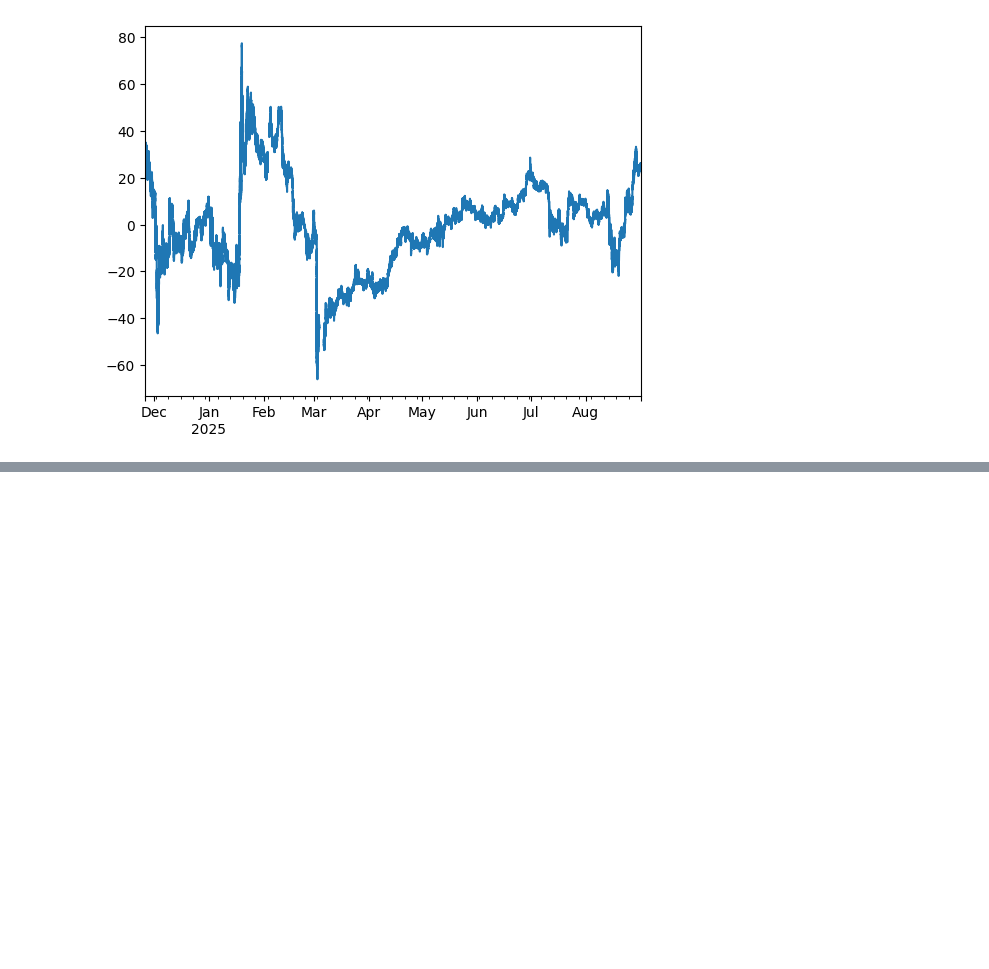
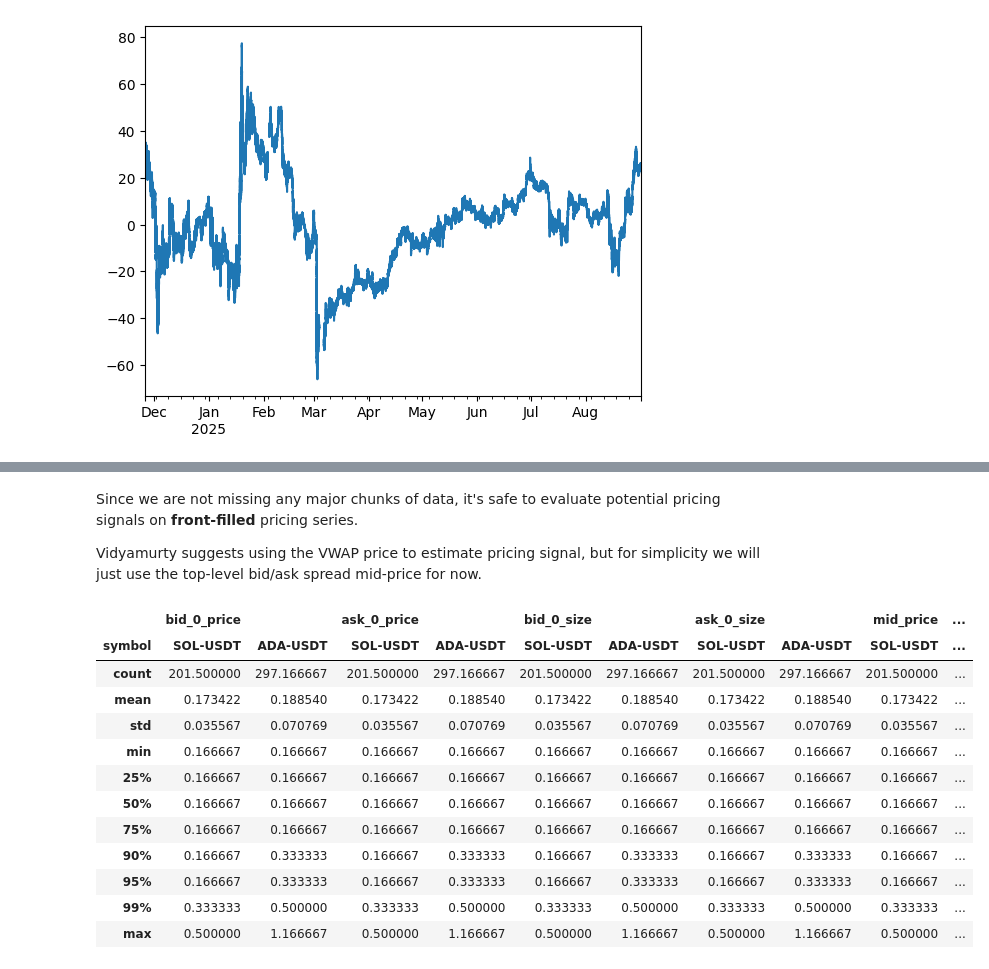
Before and after one commit to vbear97/pairs_trading_cryptocurrency, a Jupyter notebook: trading_strategy_development.ipynb, the cells around one changed output, grey strips where cells are left out. Saved outputs shown, nothing was run; the diff lists cells and outputs as text; code cells hidden in the pictures; blank space fills up the shorter version.

```diff
--- a/trading_strategy_development.ipynb
+++ b/trading_strategy_development.ipynb
@@ -281,0 +317,20 @@ sample_df = pairs_df[pairs_df.index <= dt.datetime(2025, 4, 1)]
+# %% [markdown]
+Since we are not missing any major chunks of data, it's safe to evaluate potential pricing signals on **front-filled** pricing series.
+
+Vidyamurty suggests using the VWAP price to estimate pricing signal, but for simplicity we will just use the top-level bid/ask spread mid-price for now.
+# %%
+pairs_training_df.apply(summary_streaks_seconds)/SECONDS_PER_MINUTE
+# %% [output]
+|  | bid_0_price |  | ask_0_price |  | bid_0_size |  | ask_0_size |  | mid_price | ... |
+| symbol | SOL-USDT | ADA-USDT | SOL-USDT | ADA-USDT | SOL-USDT | ADA-USDT | SOL-USDT | ADA-USDT | SOL-USDT | ... |
+| count | 201.500000 | 297.166667 | 201.500000 | 297.166667 | 201.500000 | 297.166667 | 201.500000 | 297.166667 | 201.500000 | ... |
+| mean | 0.173422 | 0.188540 | 0.173422 | 0.188540 | 0.173422 | 0.188540 | 0.173422 | 0.188540 | 0.173422 | ... |
+| std | 0.035567 | 0.070769 | 0.035567 | 0.070769 | 0.035567 | 0.070769 | 0.035567 | 0.070769 | 0.035567 | ... |
+| min | 0.166667 | 0.166667 | 0.166667 | 0.166667 | 0.166667 | 0.166667 | 0.166667 | 0.166667 | 0.166667 | ... |
+| 25% | 0.166667 | 0.166667 | 0.166667 | 0.166667 | 0.166667 | 0.166667 | 0.166667 | 0.166667 | 0.166667 | ... |
+| 50% | 0.166667 | 0.166667 | 0.166667 | 0.166667 | 0.166667 | 0.166667 | 0.166667 | 0.166667 | 0.166667 | ... |
+| 75% | 0.166667 | 0.166667 | 0.166667 | 0.166667 | 0.166667 | 0.166667 | 0.166667 | 0.166667 | 0.166667 | ... |
+| 90% | 0.166667 | 0.333333 | 0.166667 | 0.333333 | 0.166667 | 0.333333 | 0.166667 | 0.333333 | 0.166667 | ... |
+| 95% | 0.166667 | 0.333333 | 0.166667 | 0.333333 | 0.166667 | 0.333333 | 0.166667 | 0.333333 | 0.166667 | ... |
+| 99% | 0.333333 | 0.500000 | 0.333333 | 0.500000 | 0.333333 | 0.500000 | 0.333333 | 0.500000 | 0.333333 | ... |
+| max | 0.500000 | 1.166667 | 0.500000 | 1.166667 | 0.500000 | 1.166667 | 0.500000 | 1.166667 | 0.500000 | ... |
```
Also changed, not shown: parts of 75 cells of this notebook, 6 other files.
